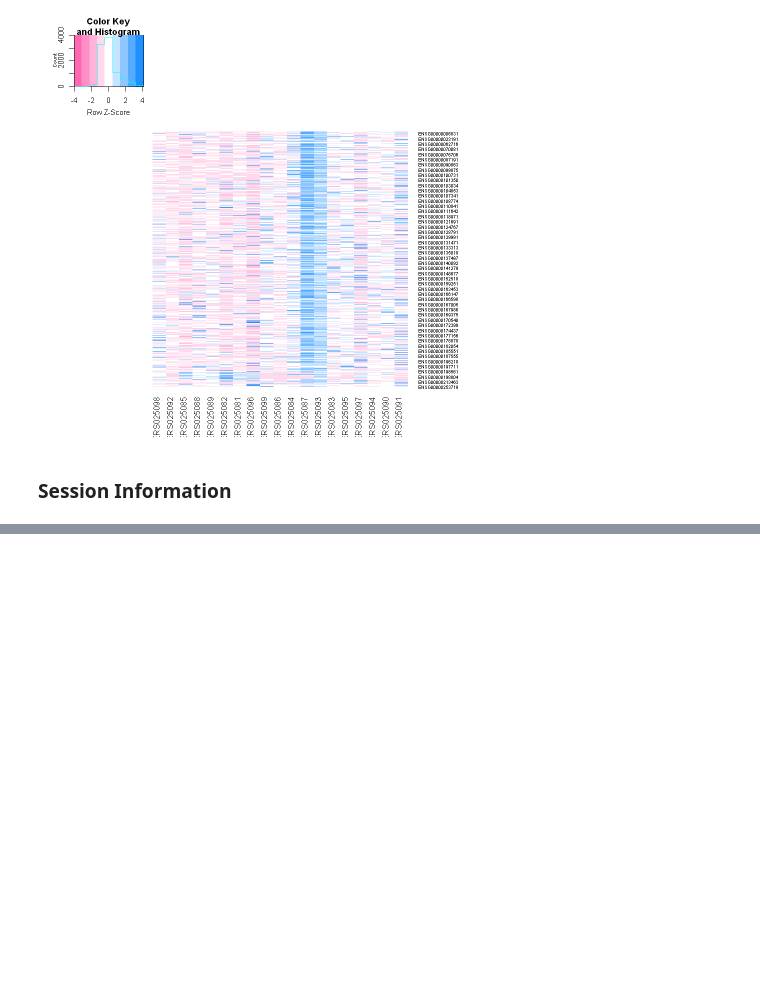
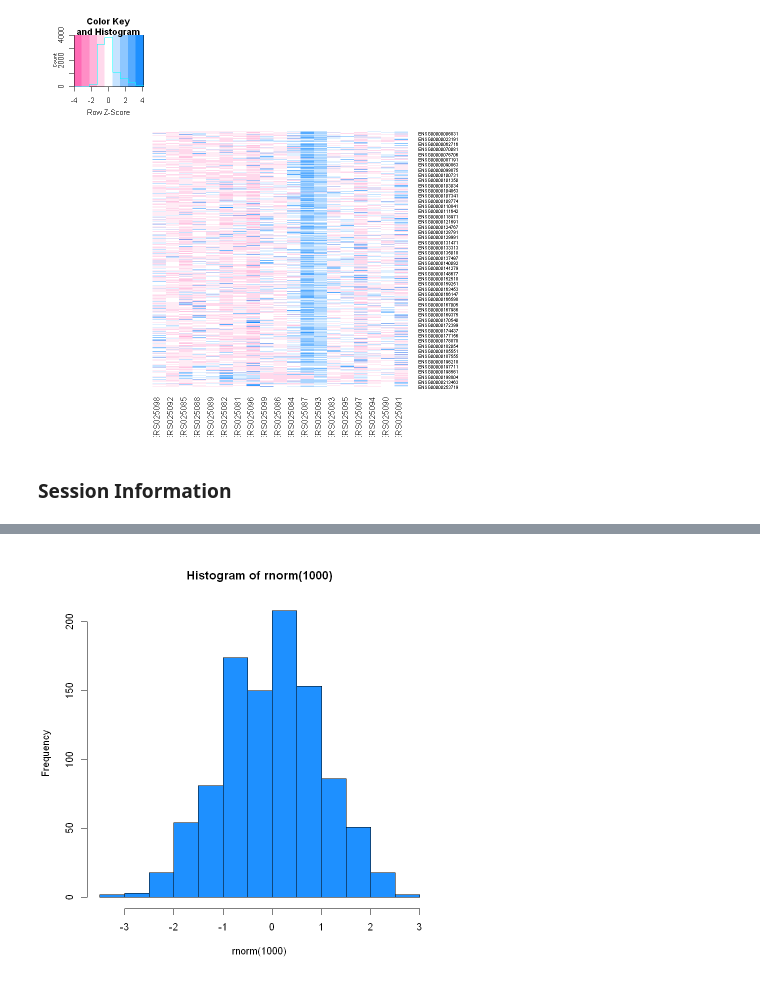
Before and after one commit to recervictory/Genomic-Data-Science-Specialization, a Jupyter notebook: C06 - Statistics for Genomic Data Science/Week 01.ipynb, the cells around one changed output, grey strips where cells are left out. Saved outputs shown, nothing was run; the diff lists cells and outputs as text; code cells hidden in the pictures; blank space fills up the shorter version.

```diff
--- a/C06 - Statistics for Genomic Data Science/Week 01.ipynb
+++ b/C06 - Statistics for Genomic Data Science/Week 01.ipynb
@@ -534,0 +565,4 @@ A packages_info: 75 × 11
+# %%
+hist(rnorm(1000),col=2)
+# %% [output]
+[figure, added]
```
Also changed, not shown: parts of 44 cells of this notebook.
